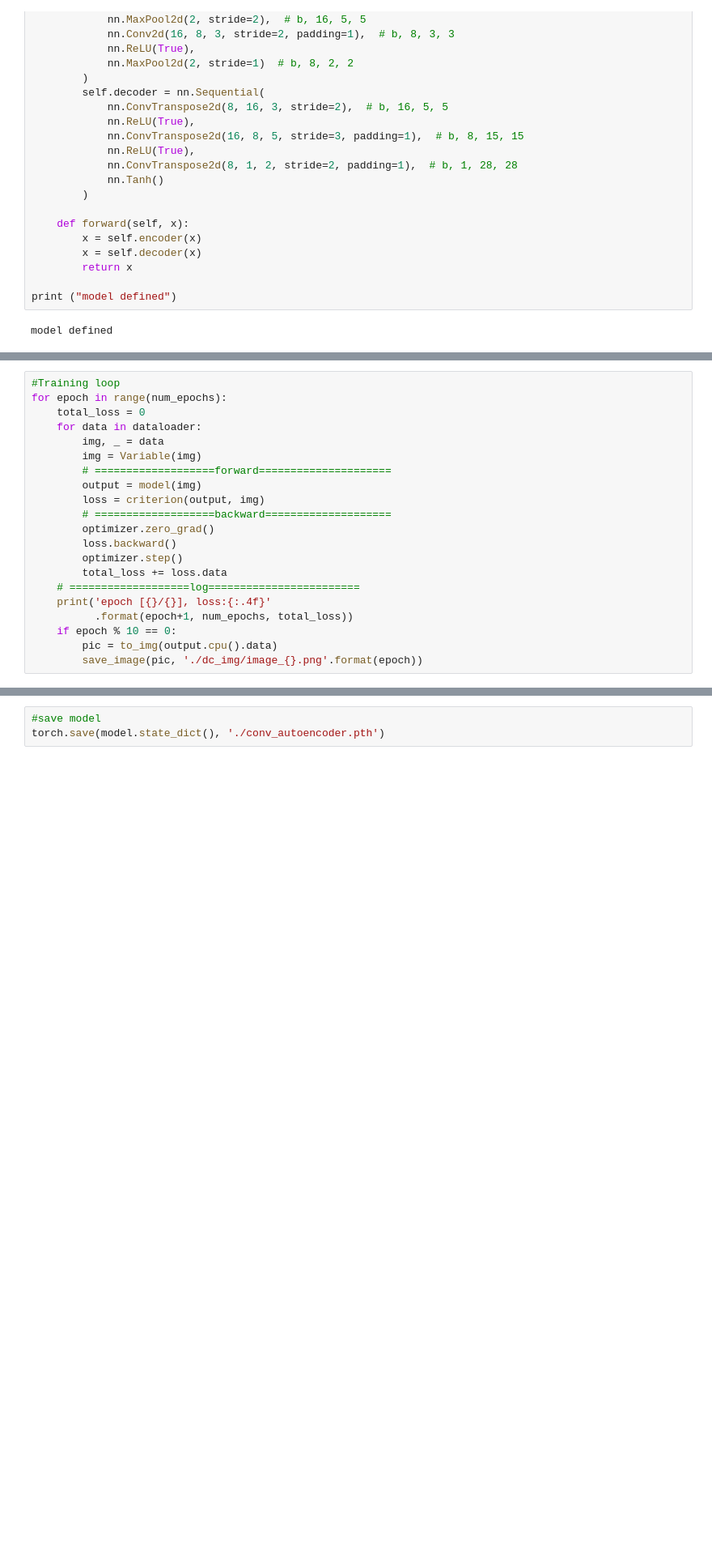
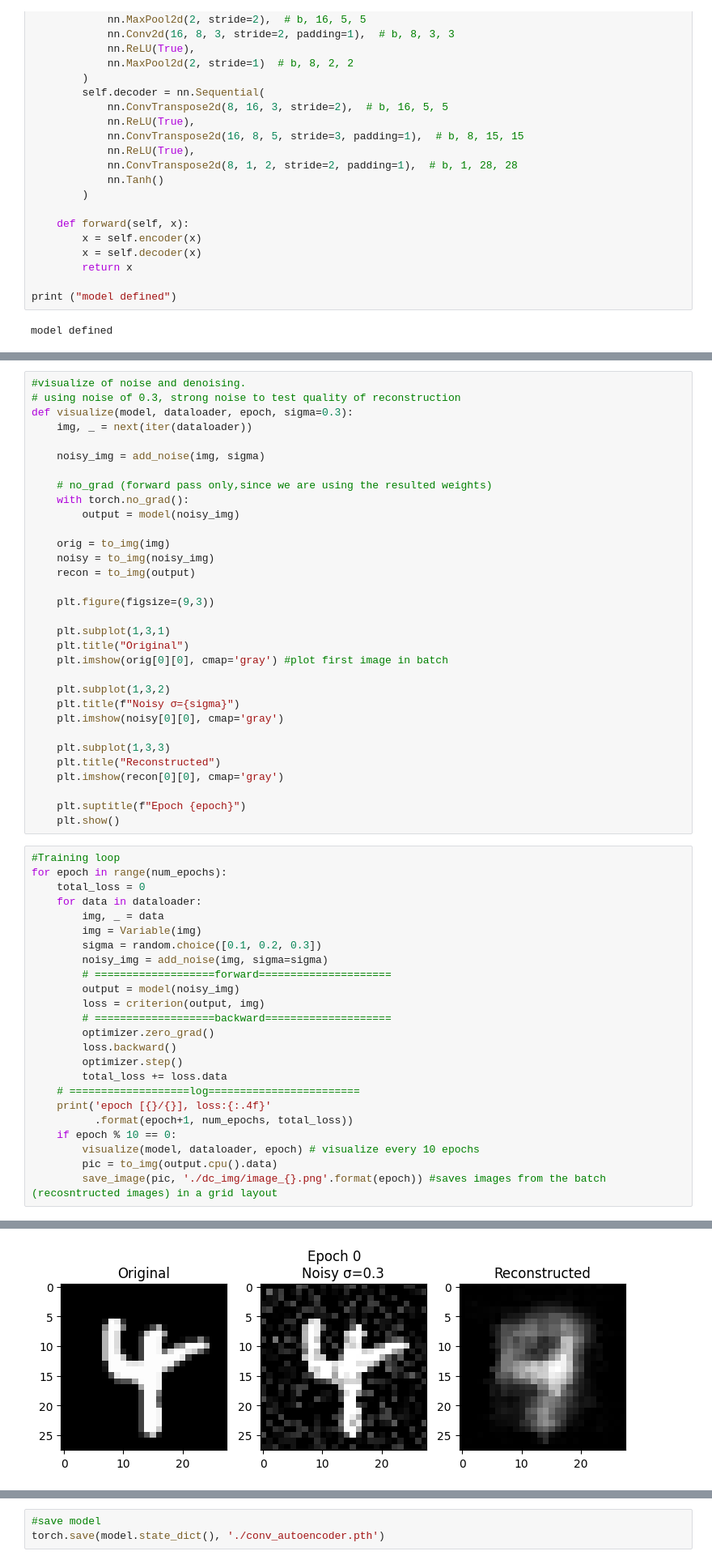
Before and after one commit to maramtarek53-ctrl/Project_4, a Jupyter notebook: code_version1.ipynb, the cells around one changed output, grey strips where cells are left out. Shown at 81% size. Drawn from its saved outputs; the diff is of its cells as text; blank space fills up the shorter version.

```diff
--- a/code_version1.ipynb
+++ b/code_version1.ipynb
@@ -78,6 +91,38 @@ model = autoencoder()
 criterion = nn.MSELoss()
 optimizer = torch.optim.Adam(model.parameters(), lr=learning_rate,
                              weight_decay=1e-5)
+# %%
+#visualize of noise and denoising.
+# using noise of 0.3, strong noise to test quality of reconstruction
+def visualize(model, dataloader, epoch, sigma=0.3):
+    img, _ = next(iter(dataloader))
+
+    noisy_img = add_noise(img, sigma)
+
+    # no_grad (forward pass only,since we are using the resulted weights)
+    with torch.no_grad():
+        output = model(noisy_img)
+
+    orig = to_img(img)
+    noisy = to_img(noisy_img)
+    recon = to_img(output)
+
+    plt.figure(figsize=(9,3))
+
+    plt.subplot(1,3,1)
+    plt.title("Original")
+    plt.imshow(orig[0][0], cmap='gray') #plot first image in batch
+
+    plt.subplot(1,3,2)
+    plt.title(f"Noisy σ={sigma}")
+    plt.imshow(noisy[0][0], cmap='gray')
+
+    plt.subplot(1,3,3)
+    plt.title("Reconstructed")
+    plt.imshow(recon[0][0], cmap='gray')
+
+    plt.suptitle(f"Epoch {epoch}")
+    plt.show()
 # %%
 #Training loop
 for epoch in range(num_epochs):
@@ -85,8 +130,10 @@ for epoch in range(num_epochs):
     for data in dataloader:
         img, _ = data
         img = Variable(img)
+        sigma = random.choice([0.1, 0.2, 0.3])
+        noisy_img = add_noise(img, sigma=sigma)
         # ===================forward=====================
-        output = model(img)
+        output = model(noisy_img)
         loss = criterion(output, img)
         # ===================backward====================
         optimizer.zero_grad()
@@ -97,6 +144,7 @@ for epoch in range(num_epochs):
     print('epoch [{}/{}], loss:{:.4f}'
           .format(epoch+1, num_epochs, total_loss))
     if epoch % 10 == 0:
+        visualize(model, dataloader, epoch) # visualize every 10 epochs
         pic = to_img(output.cpu().data)
-        save_image(pic, './dc_img/image_{}.png'.format(epoch))
+        save_image(pic, './dc_img/image_{}.png'.format(epoch)) #saves images from the batch (recosntructed images) in a grid layout
 # %% [output]
@@ -103,0 +152 @@ epoch [1/1], loss:226.3207
+[figure, added]
```
Also changed, not shown: parts of 4 cells of this notebook.
